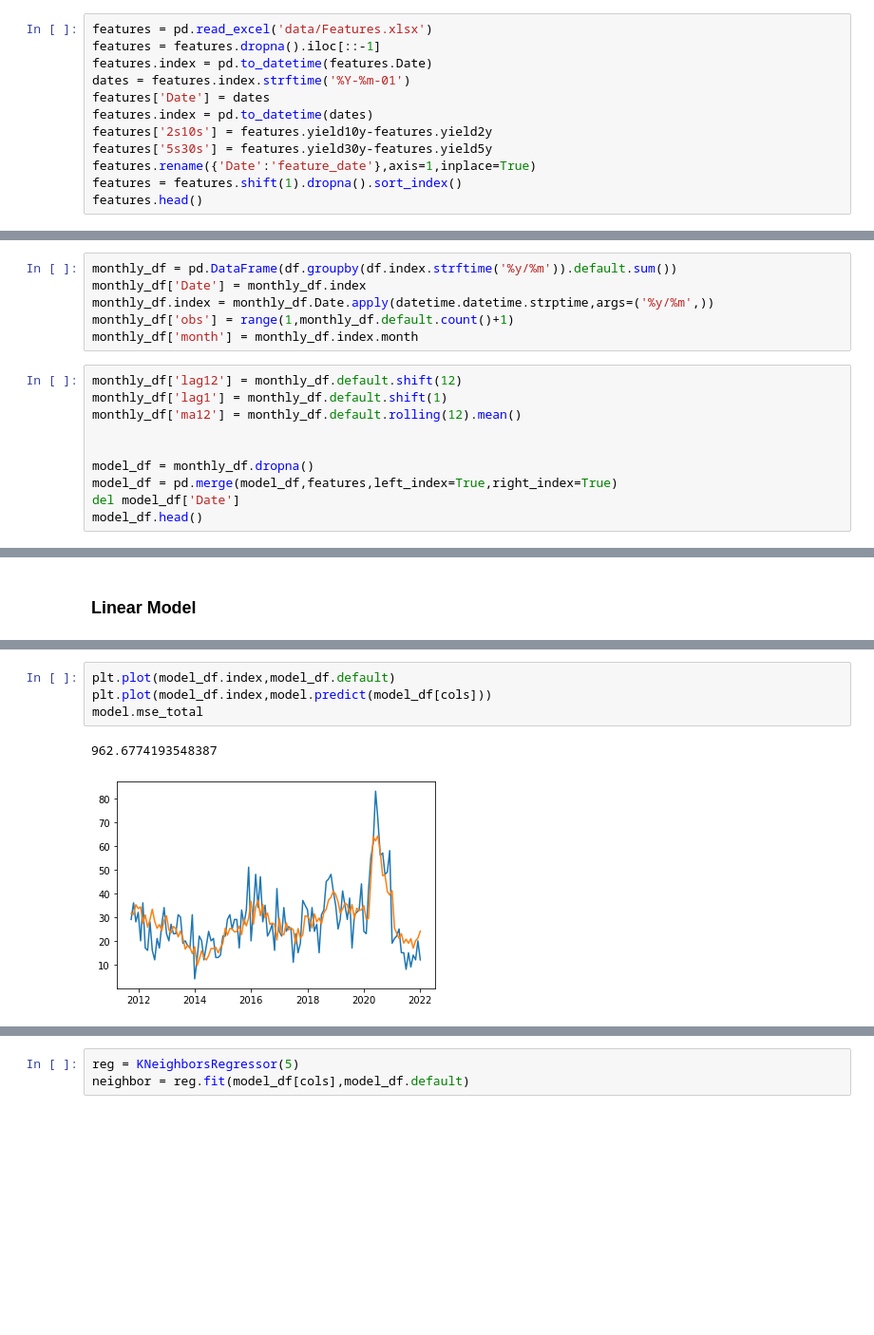
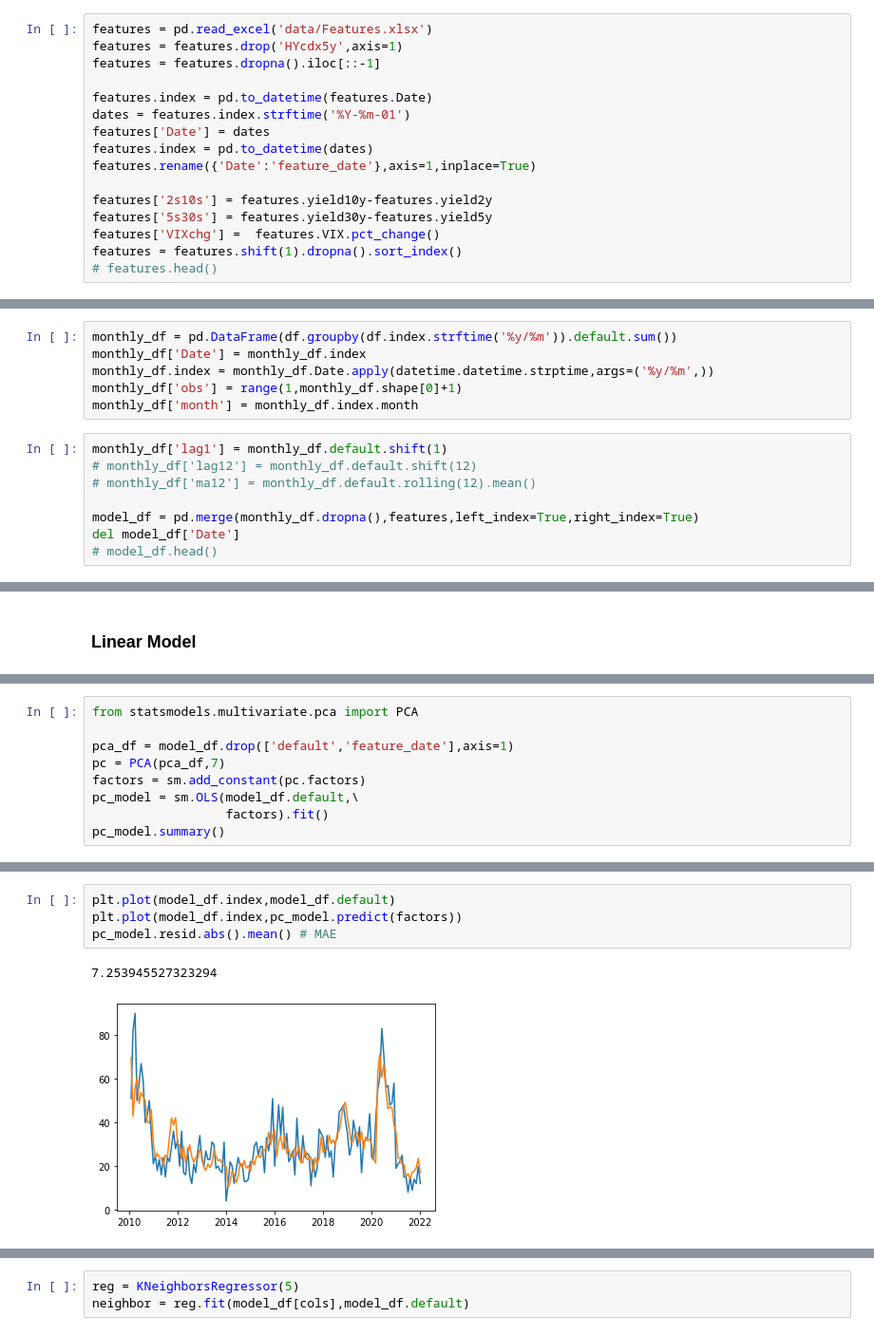
Before and after one commit to lwarner100/ISOM-455-Project, a Jupyter notebook: env.ipynb, the cells around one changed output, grey strips where cells are left out. Shown at 95% size. Cells and saved outputs as stored; diff of their text form; blank space fills up the shorter version.

```diff
--- a/env.ipynb
+++ b/env.ipynb
@@ -20,12 +26,16 @@ df.index = pd.to_datetime(df.Date)
 # %%
 features = pd.read_excel('data/Features.xlsx')
+features = features.drop('HYcdx5y',axis=1)
 features = features.dropna().iloc[::-1]
+
 features.index = pd.to_datetime(features.Date)
 dates = features.index.strftime('%Y-%m-01')
 features['Date'] = dates
 features.index = pd.to_datetime(dates)
+features.rename({'Date':'feature_date'},axis=1,inplace=True)
+
 features['2s10s'] = features.yield10y-features.yield2y
 features['5s30s'] = features.yield30y-features.yield5y
-features.rename({'Date':'feature_date'},axis=1,inplace=True)
+features['VIXchg'] =  features.VIX.pct_change()
 features = features.shift(1).dropna().sort_index()
-features.head()
+# features.head()
@@ -41,15 +43,13 @@ features.head()
 monthly_df = pd.DataFrame(df.groupby(df.index.strftime('%y/%m')).default.sum())
 monthly_df['Date'] = monthly_df.index
 monthly_df.index = monthly_df.Date.apply(datetime.datetime.strptime,args=('%y/%m',))
-monthly_df['obs'] = range(1,monthly_df.default.count()+1)
+monthly_df['obs'] = range(1,monthly_df.shape[0]+1)
 monthly_df['month'] = monthly_df.index.month
 # %%
-monthly_df['lag12'] = monthly_df.default.shift(12)
 monthly_df['lag1'] = monthly_df.default.shift(1)
-monthly_df['ma12'] = monthly_df.default.rolling(12).mean()
+# monthly_df['lag12'] = monthly_df.default.shift(12)
+# monthly_df['ma12'] = monthly_df.default.rolling(12).mean()
 
-
-model_df = monthly_df.dropna()
-model_df = pd.merge(model_df,features,left_index=True,right_index=True)
+model_df = pd.merge(monthly_df.dropna(),features,left_index=True,right_index=True)
 del model_df['Date']
-model_df.head()
+# model_df.head()
@@ -124,0 +294,9 @@ Notes:
+# %%
+from statsmodels.multivariate.pca import PCA
+
+pca_df = model_df.drop(['default','feature_date'],axis=1)
+pc = PCA(pca_df,7)
+factors = sm.add_constant(pc.factors)
+pc_model = sm.OLS(model_df.default,\
+                  factors).fit()
+pc_model.summary()
@@ -125,8 +329,8 @@ Notes:
 # %%
 plt.plot(model_df.index,model_df.default)
-plt.plot(model_df.index,model.predict(model_df[cols]))
-model.mse_total
+plt.plot(model_df.index,pc_model.predict(factors))
+pc_model.resid.abs().mean() # MAE
 # %% [output]
-962.6774193548387
+7.253945527323294
-[figure, old version]
+[figure, new version]
 # %% [markdown]
```
Also changed, not shown: parts of 29 cells of this notebook.
